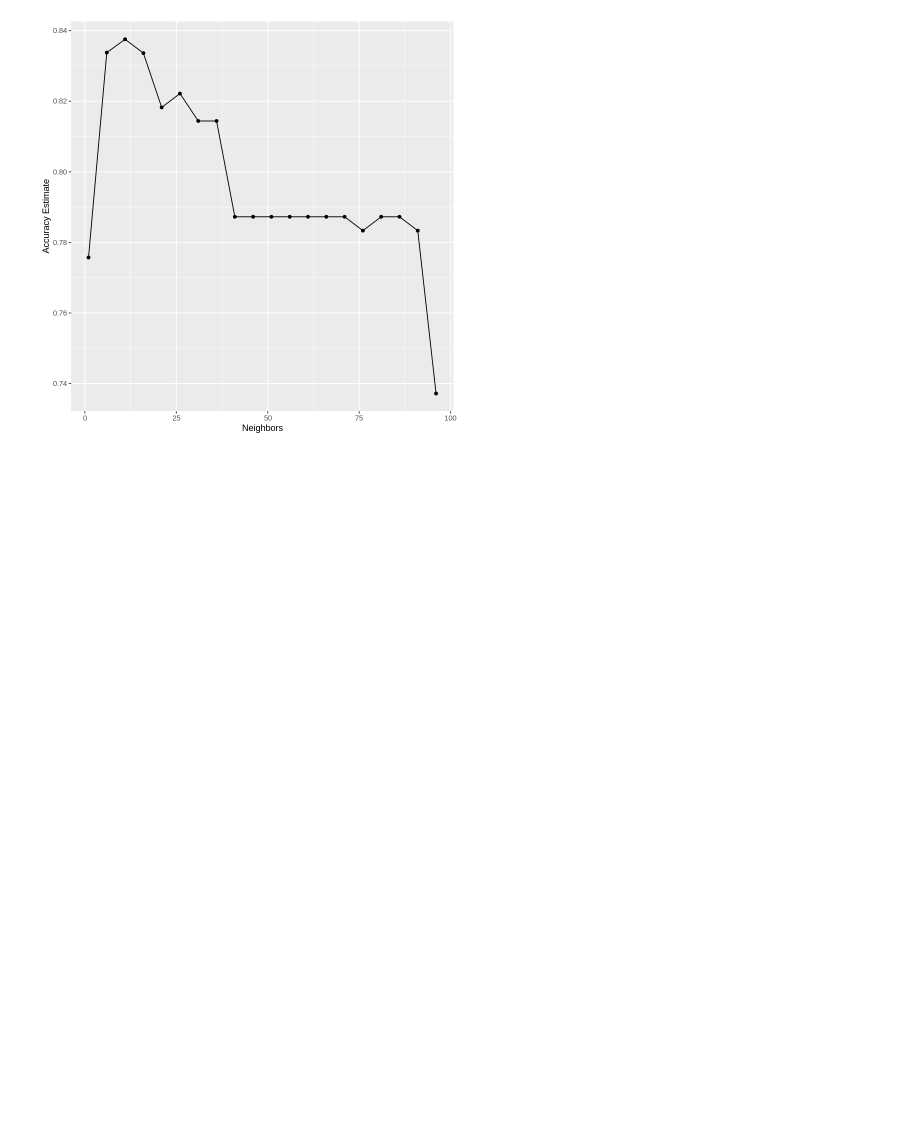
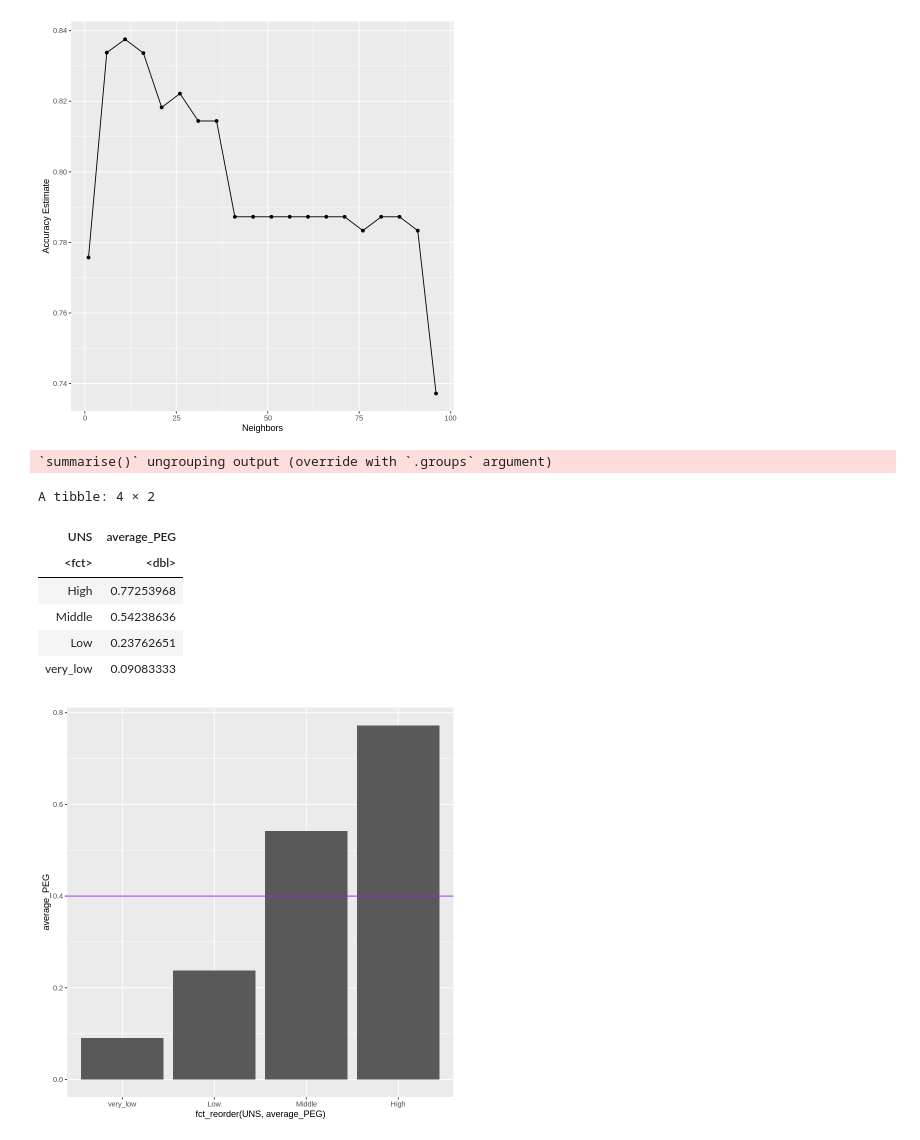
Before and after one commit to namyasharmaa/DSCI-100-Project, a Jupyter notebook: model.ipynb, the cells around one changed output. Drawn from its saved outputs; the diff is of its cells as text; code cells hidden in the pictures; blank space fills up the shorter version.

Commit message:
model with plots

```diff
--- a/model.ipynb
+++ b/model.ipynb
@@ -99,3 +110,31 @@ A tibble: 1 × 2
 | <dbl> | <dbl> |
 | 0.8375566 | 11 |
 [figure]
+# %%
+# we need to display each UNS as a bar on x- axis
+# and their average PEG on the y-axis
+
+average_UNS <- training_data %>%
+    select('UNS', 'PEG') %>% # select the columns we need
+    group_by(UNS) %>% # group_by each UNS class
+    summarize(average_PEG = mean(PEG)) %>% # find the average PEG
+    arrange(desc(average_PEG))
+
+# plot the bars, re-ordering the bars in increasing order
+plot <- average_UNS %>%
+    ggplot(aes(fct_reorder(UNS, average_PEG), average_PEG)) +
+    geom_bar(stat = 'identity') +
+    geom_abline(slope = 0, intercept = 0.4, col = 'Purple')
+
+average_UNS
+plot
+# %% [output]
+`summarise()` ungrouping output (override with `.groups` argument)
+A tibble: 4 × 2
+| UNS | average_PEG |
+| <fct> | <dbl> |
+| High | 0.77253968 |
+| Middle | 0.54238636 |
+| Low | 0.23762651 |
+| very_low | 0.09083333 |
+[figure, added]
```
Also changed, not shown: parts of 2 cells of this notebook.
